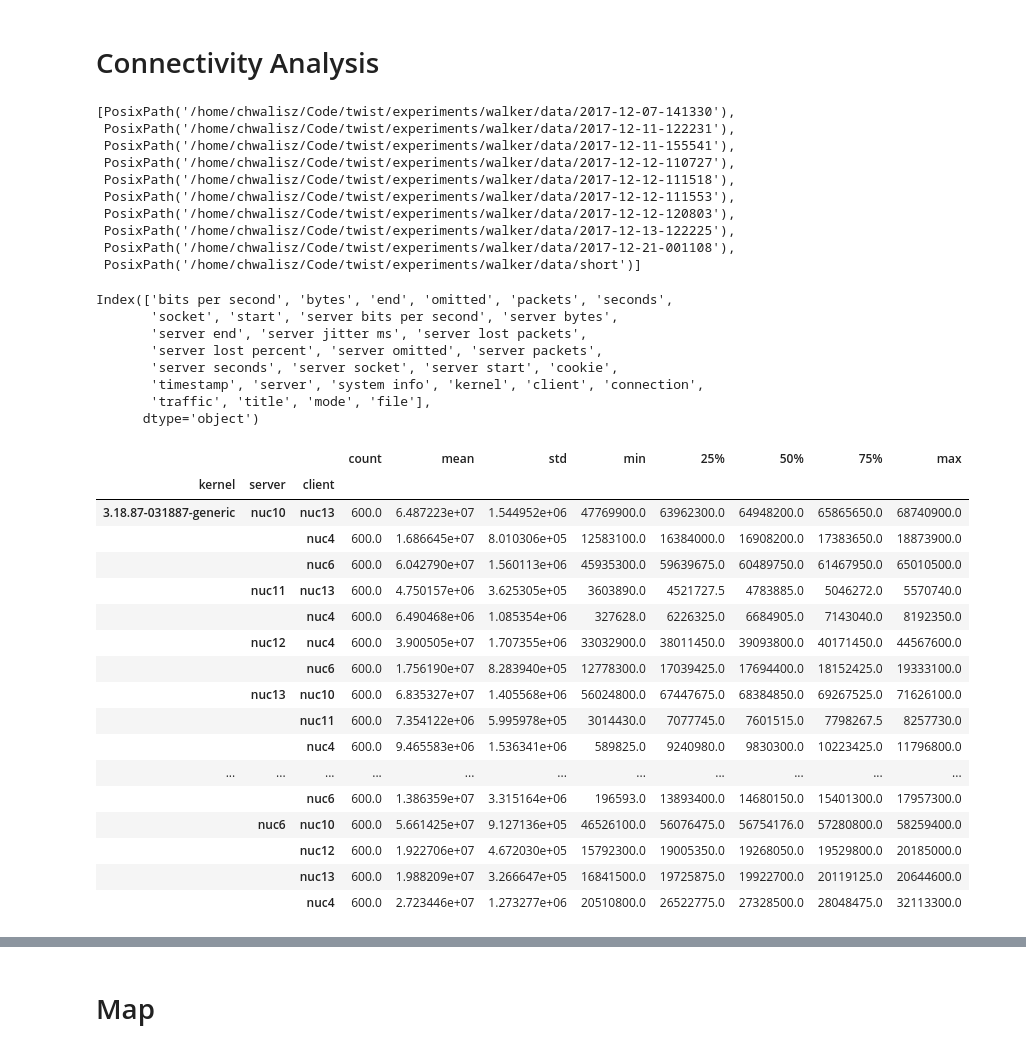
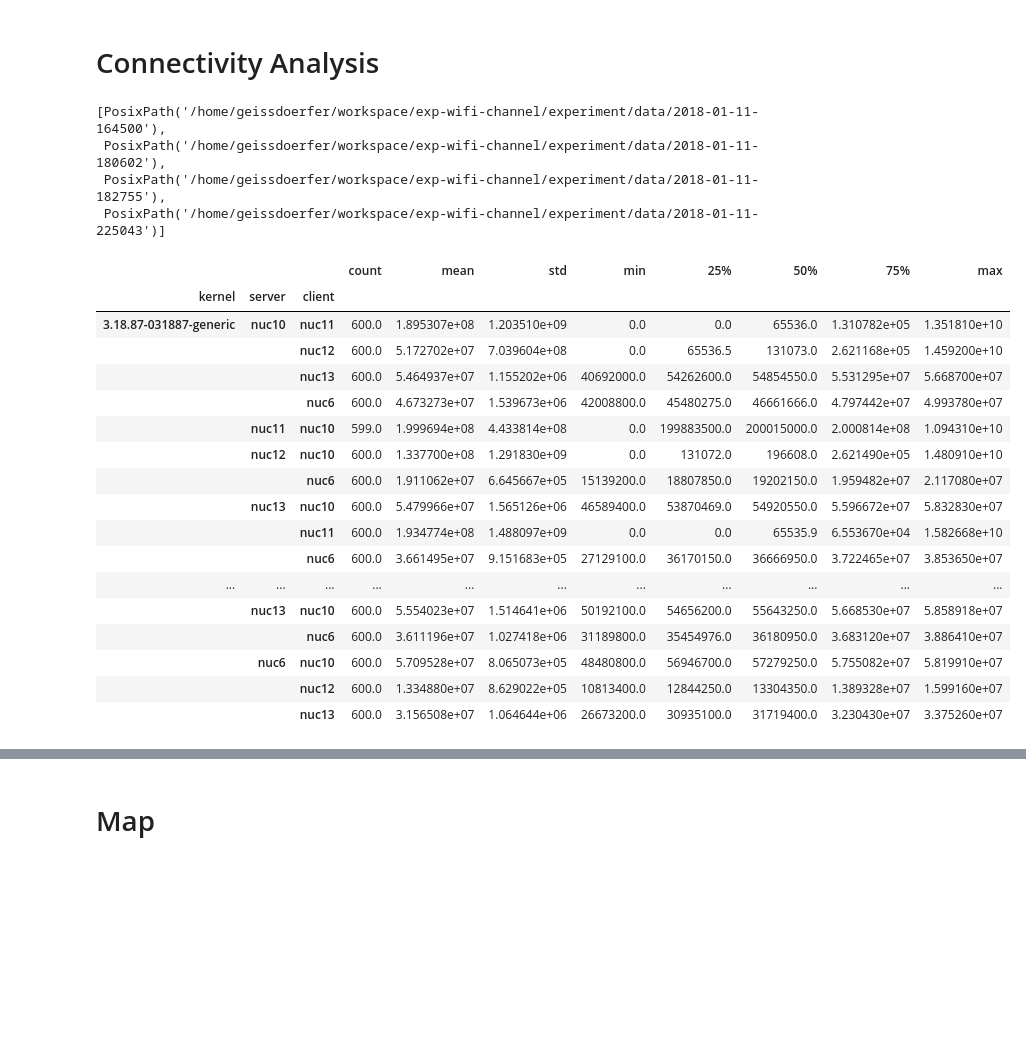
Before and after one commit to mchwalisz/walker, a Jupyter notebook: analysis/Connectivity Analysis.ipynb, the cells around one changed output, grey strips where cells are left out. Drawn from its saved outputs; the diff is of its cells as text; code cells hidden in the pictures; blank space fills up the shorter version.

```diff
--- a/analysis/Connectivity Analysis.ipynb
+++ b/analysis/Connectivity Analysis.ipynb
@@ -13,51 +13,39 @@ import analysis as an
 # %%
 from pathlib import Path
 
-data_folder = Path.cwd() / '..' / 'data'
+data_folder = Path.cwd() / '..' / 'experiment' / 'data'
 data_folder = data_folder.resolve()
 [x for x in sorted(data_folder.iterdir()) if x.is_dir()]
 # %% [output]
-[PosixPath('/home/chwalisz/Code/twist/experiments/walker/data/2017-12-07-141330'),
- PosixPath('/home/chwalisz/Code/twist/experiments/walker/data/2017-12-11-122231'),
- PosixPath('/home/chwalisz/Code/twist/experiments/walker/data/2017-12-11-155541'),
- PosixPath('/home/chwalisz/Code/twist/experiments/walker/data/2017-12-12-110727'),
- PosixPath('/home/chwalisz/Code/twist/experiments/walker/data/2017-12-12-111518'),
- PosixPath('/home/chwalisz/Code/twist/experiments/walker/data/2017-12-12-111553'),
- PosixPath('/home/chwalisz/Code/twist/experiments/walker/data/2017-12-12-120803'),
- PosixPath('/home/chwalisz/Code/twist/experiments/walker/data/2017-12-13-122225'),
- PosixPath('/home/chwalisz/Code/twist/experiments/walker/data/2017-12-21-001108'),
- PosixPath('/home/chwalisz/Code/twist/experiments/walker/data/short')]
+[PosixPath('/home/geissdoerfer/workspace/exp-wifi-channel/experiment/data/2018-01-11-164500'),
+ PosixPath('/home/geissdoerfer/workspace/exp-wifi-channel/experiment/data/2018-01-11-180602'),
+ PosixPath('/home/geissdoerfer/workspace/exp-wifi-channel/experiment/data/2018-01-11-182755'),
+ PosixPath('/home/geissdoerfer/workspace/exp-wifi-channel/experiment/data/2018-01-11-225043')]
 # %%
-df = an.get_iperf_folder(data_folder / '2017-12-21-001108', recursive=True)
+df_old = an.get_iperf_folder(data_folder / '2018-01-11-182755', recursive=True)
+df_new = an.get_iperf_folder(data_folder / '2018-01-11-225043', recursive=True)
+df = pd.concat([df_old, df_new])
+
 # df = an.get_iperf_folder(data_folder / '2017-12-12-111553', recursive=True)
-print(df.columns)
-df.groupby(['kernel', 'server', 'client'])['server bits per second'].describe()
+df.groupby(['kernel',  'server', 'client'])['bits_per_second'].describe()
 # %% [output]
-Index(['bits per second', 'bytes', 'end', 'omitted', 'packets', 'seconds',
-       'socket', 'start', 'server bits per second', 'server bytes',
-       'server end', 'server jitter ms', 'server lost packets',
-       'server lost percent', 'server omitted', 'server packets',
-       'server seconds', 'server socket', 'server start', 'cookie',
-       'timestamp', 'server', 'system info', 'kernel', 'client', 'connection',
-       'traffic', 'title', 'mode', 'file'],
-      dtype='object')
 |  |  |  | count | mean | std | min | 25% | 50% | 75% | max |
 | kernel | server | client |  |  |  |  |  |  |  |  |
-| 3.18.87-031887-generic | nuc10 | nuc13 | 600.0 | 6.487223e+07 | 1.544952e+06 | 47769900.0 | 63962300.0 | 64948200.0 | 65865650.0 | 68740900.0 |
-|  |  | nuc4 | 600.0 | 1.686645e+07 | 8.010306e+05 | 12583100.0 | 16384000.0 | 16908200.0 | 17383650.0 | 18873900.0 |
-|  |  | nuc6 | 600.0 | 6.042790e+07 | 1.560113e+06 | 45935300.0 | 59639675.0 | 60489750.0 | 61467950.0 | 65010500.0 |
-|  | nuc11 | nuc13 | 600.0 | 4.750157e+06 | 3.625305e+05 | 3603890.0 | 4521727.5 | 4783885.0 | 5046272.0 | 5570740.0 |
-|  |  | nuc4 | 600.0 | 6.490468e+06 | 1.085354e+06 | 327628.0 | 6226325.0 | 6684905.0 | 7143040.0 | 8192350.0 |
-|  | nuc12 | nuc4 | 600.0 | 3.900505e+07 | 1.707355e+06 | 33032900.0 | 38011450.0 | 39093800.0 | 40171450.0 | 44567600.0 |
-|  |  | nuc6 | 600.0 | 1.756190e+07 | 8.283940e+05 | 12778300.0 | 17039425.0 | 17694400.0 | 18152425.0 | 19333100.0 |
-|  | nuc13 | nuc10 | 600.0 | 6.835327e+07 | 1.405568e+06 | 56024800.0 | 67447675.0 | 68384850.0 | 69267525.0 | 71626100.0 |
-|  |  | nuc11 | 600.0 | 7.354122e+06 | 5.995978e+05 | 3014430.0 | 7077745.0 | 7601515.0 | 7798267.5 | 8257730.0 |
-|  |  | nuc4 | 600.0 | 9.465583e+06 | 1.536341e+06 | 589825.0 | 9240980.0 | 9830300.0 | 10223425.0 | 11796800.0 |
+| 3.18.87-031887-generic | nuc10 | nuc11 | 600.0 | 1.895307e+08 | 1.203510e+09 | 0.0 | 0.0 | 65536.0 | 1.310782e+05 | 1.351810e+10 |
+|  |  | nuc12 | 600.0 | 5.172702e+07 | 7.039604e+08 | 0.0 | 65536.5 | 131073.0 | 2.621168e+05 | 1.459200e+10 |
+|  |  | nuc13 | 600.0 | 5.464937e+07 | 1.155202e+06 | 40692000.0 | 54262600.0 | 54854550.0 | 5.531295e+07 | 5.668700e+07 |
+|  |  | nuc6 | 600.0 | 4.673273e+07 | 1.539673e+06 | 42008800.0 | 45480275.0 | 46661666.0 | 4.797442e+07 | 4.993780e+07 |
+|  | nuc11 | nuc10 | 599.0 | 1.999694e+08 | 4.433814e+08 | 0.0 | 199883500.0 | 200015000.0 | 2.000814e+08 | 1.094310e+10 |
+|  | nuc12 | nuc10 | 600.0 | 1.337700e+08 | 1.291830e+09 | 0.0 | 131072.0 | 196608.0 | 2.621490e+05 | 1.480910e+10 |
+|  |  | nuc6 | 600.0 | 1.911062e+07 | 6.645667e+05 | 15139200.0 | 18807850.0 | 19202150.0 | 1.959482e+07 | 2.117080e+07 |
+|  | nuc13 | nuc10 | 600.0 | 5.479966e+07 | 1.565126e+06 | 46589400.0 | 53870469.0 | 54920550.0 | 5.596672e+07 | 5.832830e+07 |
+|  |  | nuc11 | 600.0 | 1.934774e+08 | 1.488097e+09 | 0.0 | 0.0 | 65535.9 | 6.553670e+04 | 1.582668e+10 |
+|  |  | nuc6 | 600.0 | 3.661495e+07 | 9.151683e+05 | 27129100.0 | 36170150.0 | 36666950.0 | 3.722465e+07 | 3.853650e+07 |
 | ... | ... | ... | ... | ... | ... | ... | ... | ... | ... | ... |
-|  |  | nuc6 | 600.0 | 1.386359e+07 | 3.315164e+06 | 196593.0 | 13893400.0 | 14680150.0 | 15401300.0 | 17957300.0 |
-|  | nuc6 | nuc10 | 600.0 | 5.661425e+07 | 9.127136e+05 | 46526100.0 | 56076475.0 | 56754176.0 | 57280800.0 | 58259400.0 |
-|  |  | nuc12 | 600.0 | 1.922706e+07 | 4.672030e+05 | 15792300.0 | 19005350.0 | 19268050.0 | 19529800.0 | 20185000.0 |
-|  |  | nuc13 | 600.0 | 1.988209e+07 | 3.266647e+05 | 16841500.0 | 19725875.0 | 19922700.0 | 20119125.0 | 20644600.0 |
-|  |  | nuc4 | 600.0 | 2.723446e+07 | 1.273277e+06 | 20510800.0 | 26522775.0 | 27328500.0 | 28048475.0 | 32113300.0 |
+|  | nuc13 | nuc10 | 600.0 | 5.554023e+07 | 1.514641e+06 | 50192100.0 | 54656200.0 | 55643250.0 | 5.668530e+07 | 5.858918e+07 |
+|  |  | nuc6 | 600.0 | 3.611196e+07 | 1.027418e+06 | 31189800.0 | 35454976.0 | 36180950.0 | 3.683120e+07 | 3.886410e+07 |
+|  | nuc6 | nuc10 | 600.0 | 5.709528e+07 | 8.065073e+05 | 48480800.0 | 56946700.0 | 57279250.0 | 5.755082e+07 | 5.819910e+07 |
+|  |  | nuc12 | 600.0 | 1.334880e+07 | 8.629022e+05 | 10813400.0 | 12844250.0 | 13304350.0 | 1.389328e+07 | 1.599160e+07 |
+|  |  | nuc13 | 600.0 | 3.156508e+07 | 1.064644e+06 | 26673200.0 | 30935100.0 | 31719400.0 | 3.230430e+07 | 3.375260e+07 |
 # %%
 fig, ax = plt.subplots(figsize=(9,9))
```
Also changed, not shown: parts of 1 cell of this notebook, 2 other files.
